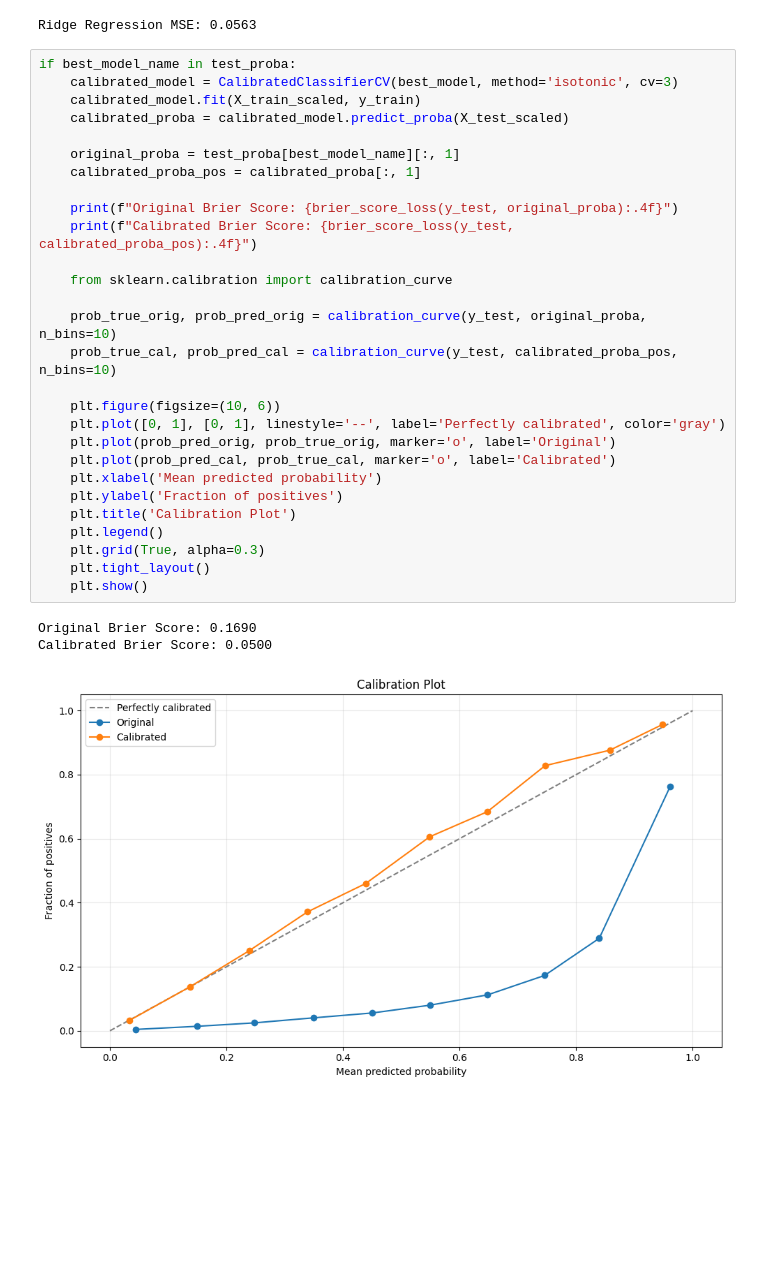
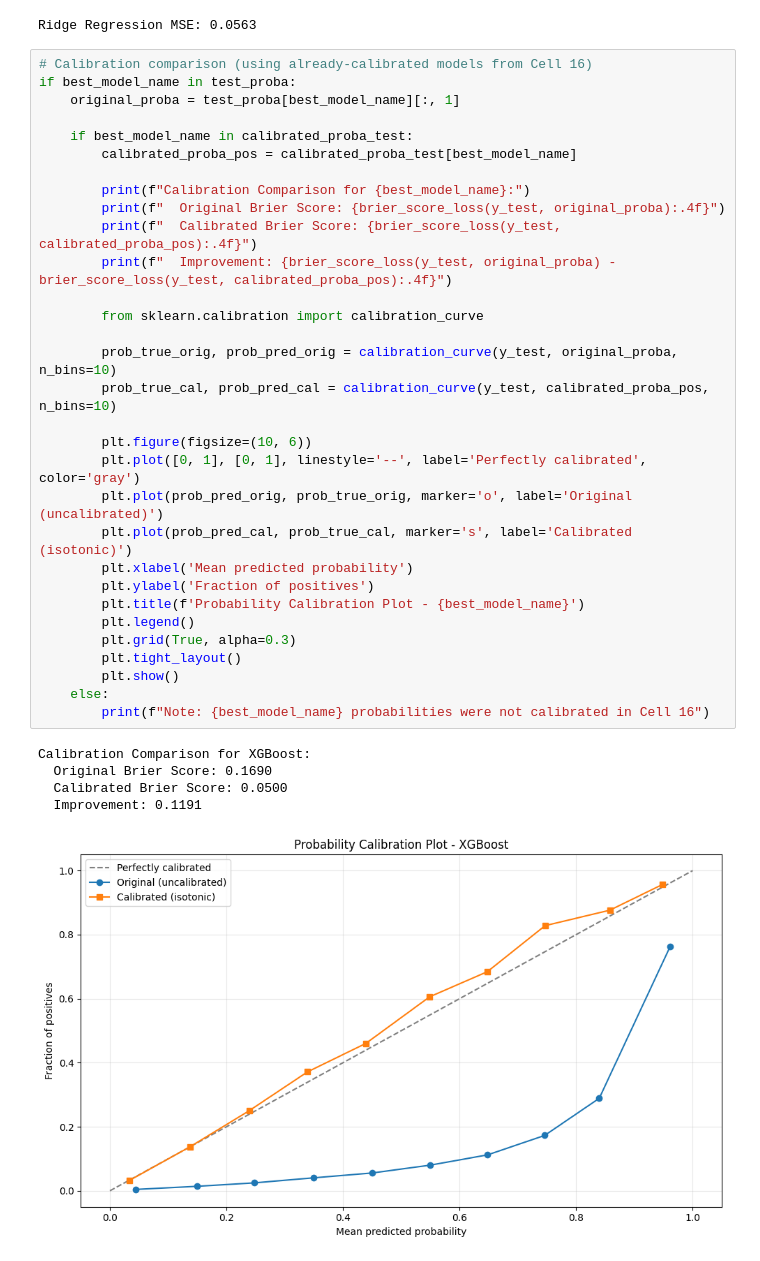
Before and after one commit to GusMahfoud/DS3000Project, a Jupyter notebook: final_project.ipynb, the cells around one changed output. Cells and saved outputs as stored; diff of their text form; blank space fills up the shorter version.

```diff
--- a/final_project.ipynb
+++ b/final_project.ipynb
@@ -1313,37 +790,42 @@ print(f"Ridge Regression MSE: {ridge_mse:.4f}")
 # %% [output]
 Ridge Regression MSE: 0.0563
 # %%
+# Calibration comparison (using already-calibrated models from Cell 16)
 if best_model_name in test_proba:
-    calibrated_model = CalibratedClassifierCV(best_model, method='isotonic', cv=3)
-    calibrated_model.fit(X_train_scaled, y_train)
-    calibrated_proba = calibrated_model.predict_proba(X_test_scaled)
+    original_proba = test_proba[best_model_name][:, 1]
 
-    original_proba = test_proba[best_model_name][:, 1]
-    calibrated_proba_pos = calibrated_proba[:, 1]
+    if best_model_name in calibrated_proba_test:
+        calibrated_proba_pos = calibrated_proba_test[best_model_name]
 
-    print(f"Original Brier Score: {brier_score_loss(y_test, original_proba):.4f}")
-    print(f"Calibrated Brier Score: {brier_score_loss(y_test, calibrated_proba_pos):.4f}")
+        print(f"Calibration Comparison for {best_model_name}:")
+        print(f"  Original Brier Score: {brier_score_loss(y_test, original_proba):.4f}")
+        print(f"  Calibrated Brier Score: {brier_score_loss(y_test, calibrated_proba_pos):.4f}")
+        print(f"  Improvement: {brier_score_loss(y_test, original_proba) - brier_score_loss(y_test, calibrated_proba_pos):.4f}")
 
-    from sklearn.calibration import calibration_curve
+        from sklearn.calibration import calibration_curve
 
-    prob_true_orig, prob_pred_orig = calibration_curve(y_test, original_proba, n_bins=10)
-    prob_true_cal, prob_pred_cal = calibration_curve(y_test, calibrated_proba_pos, n_bins=10)
+        prob_true_orig, prob_pred_orig = calibration_curve(y_test, original_proba, n_bins=10)
+        prob_true_cal, prob_pred_cal = calibration_curve(y_test, calibrated_proba_pos, n_bins=10)
 
-    plt.figure(figsize=(10, 6))
-    plt.plot([0, 1], [0, 1], linestyle='--', label='Perfectly calibrated', color='gray')
-    plt.plot(prob_pred_orig, prob_true_orig, marker='o', label='Original')
-    plt.plot(prob_pred_cal, prob_true_cal, marker='o', label='Calibrated')
-    plt.xlabel('Mean predicted probability')
-    plt.ylabel('Fraction of positives')
-    plt.title('Calibration Plot')
-    plt.legend()
-    plt.grid(True, alpha=0.3)
-    plt.tight_layout()
-    plt.show()
+        plt.figure(figsize=(10, 6))
+        plt.plot([0, 1], [0, 1], linestyle='--', label='Perfectly calibrated', color='gray')
+        plt.plot(prob_pred_orig, prob_true_orig, marker='o', label='Original (uncalibrated)')
+        plt.plot(prob_pred_cal, prob_true_cal, marker='s', label='Calibrated (isotonic)')
+        plt.xlabel('Mean predicted probability')
+        plt.ylabel('Fraction of positives')
+        plt.title(f'Probability Calibration Plot - {best_model_name}')
+        plt.legend()
+        plt.grid(True, alpha=0.3)
+        plt.tight_layout()
+        plt.show()
+    else:
+        print(f"Note: {best_model_name} probabilities were not calibrated in Cell 16")
 # %% [output]
-Original Brier Score: 0.1690
-Calibrated Brier Score: 0.0500
+Calibration Comparison for XGBoost:
+  Original Brier Score: 0.1690
+  Calibrated Brier Score: 0.0500
+  Improvement: 0.1191
-[figure, old version]
+[figure, new version]
 # %%
 if best_model_name == 'XGBoost':
     explainer = shap.TreeExplainer(best_model)
```
Also changed, not shown: parts of 15 cells of this notebook, 4 other files.
